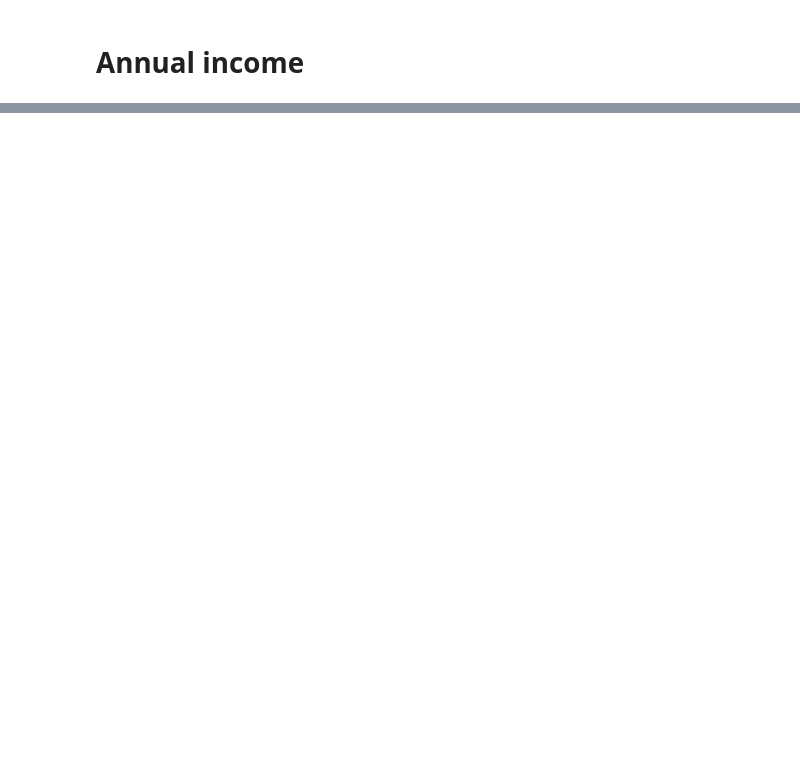
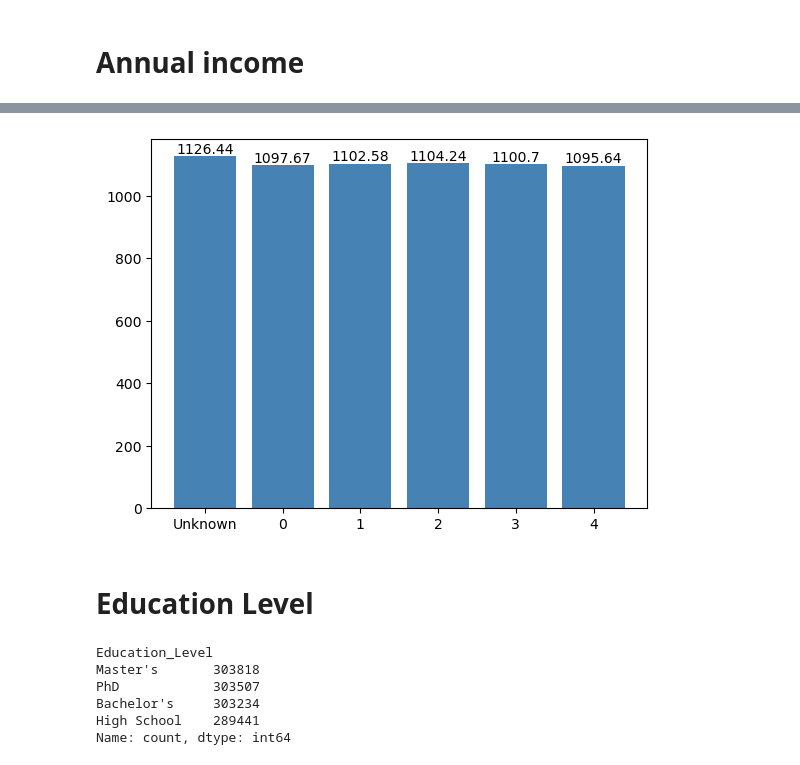
Before and after one commit to mbyczyns/Insurance---MachineLearning, a Jupyter notebook: eda-kopia.ipynb, the cells around one changed output, grey strips where cells are left out. Drawn from its saved outputs; the diff is of its cells as text; code cells hidden in the pictures; blank space fills up the shorter version.

```diff
--- a/eda-kopia.ipynb
+++ b/eda-kopia.ipynb
@@ -63,0 +122,25 @@ print(min_income, max_income)
+# %%
+df_train['Number_of_Dependents'] = df_train['Number_of_Dependents'].fillna(-1)
+dependents = df_train[['Number_of_Dependents', 'Premium_Amount']].groupby('Number_of_Dependents').mean()
+
+dependents.index = dependents.index.astype(int).astype(str)
+dependents.index = dependents.index.str.replace('-1', 'Unknown')
+
+bars = plt.bar(dependents.index, dependents['Premium_Amount'], color='steelblue')
+
+for bar in bars:
+    yval = bar.get_height()
+    plt.text(bar.get_x() + bar.get_width()/2, yval, round(yval, 2), ha='center', va='bottom')
+# %% [output]
+[figure, added]
+# %% [markdown]
+# Education Level
+# %%
+df_train['Education_Level'].value_counts(dropna=False)
+# %% [output]
+Education_Level
+Master's       303818
+PhD            303507
+Bachelor's     303234
+High School    289441
+Name: count, dtype: int64
```
Also changed, not shown: parts of 16 cells of this notebook, 1 other file.
